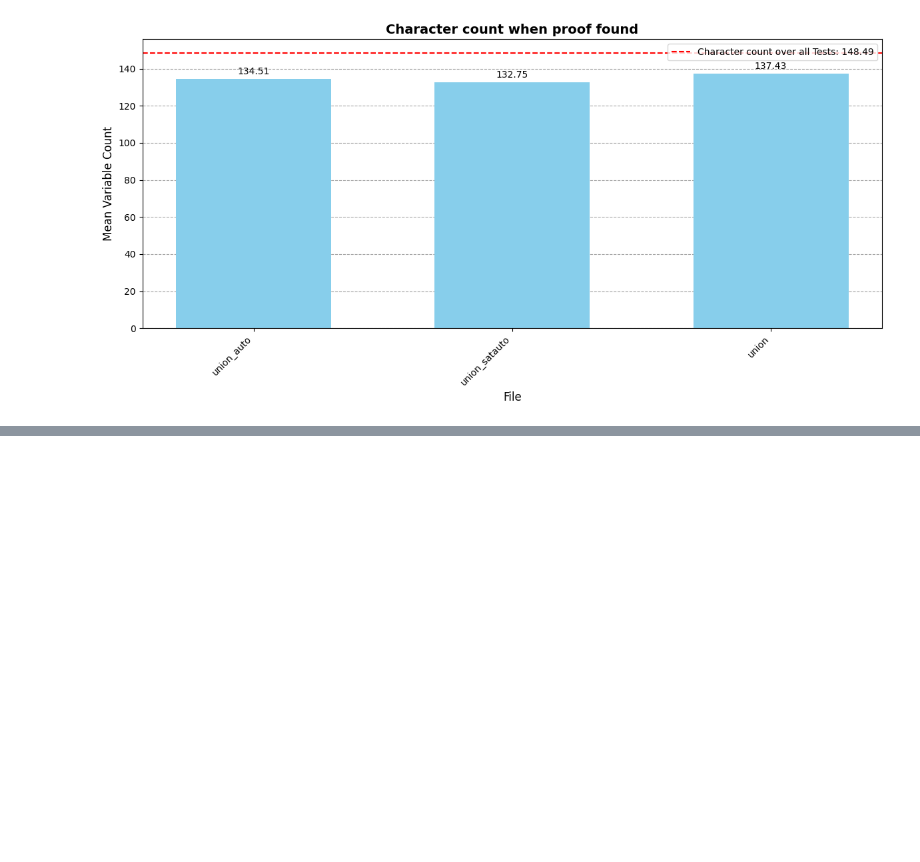
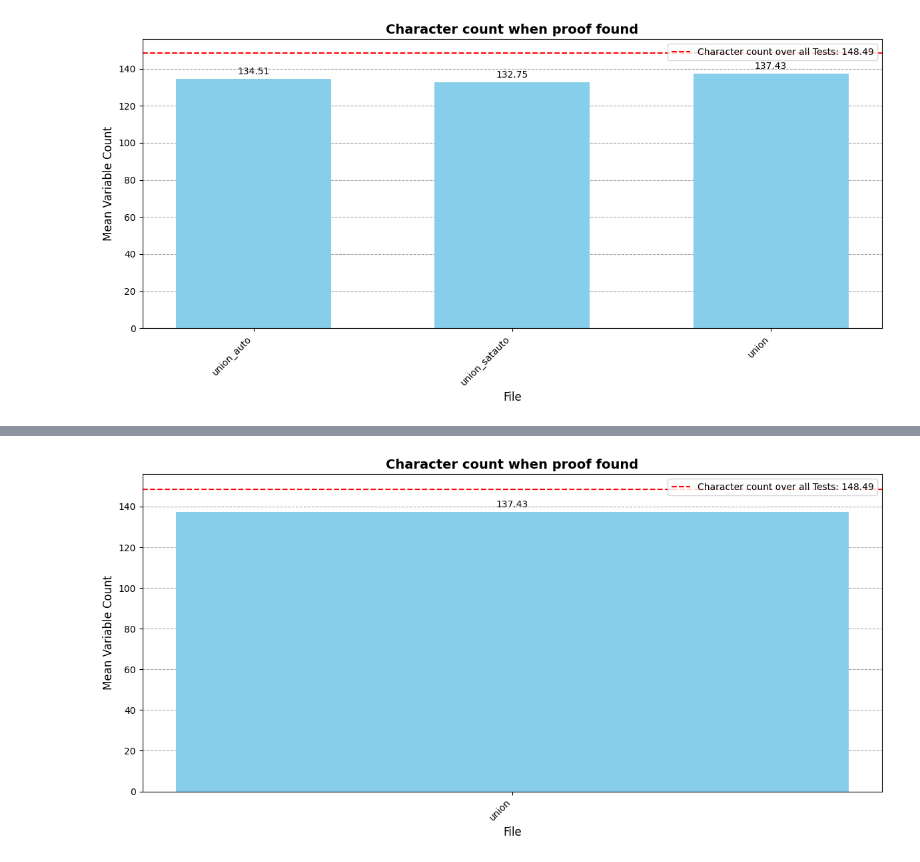
Before and after one commit to BigTeddyRush/further-work-of-seven, a Jupyter notebook: results_counts/evaluation_counts.ipynb, the cells around one changed output, grey strips where cells are left out. Saved outputs shown, nothing was run; the diff lists cells and outputs as text; code cells hidden in the pictures; blank space fills up the shorter version.

```diff
--- a/results_counts/evaluation_counts.ipynb
+++ b/results_counts/evaluation_counts.ipynb
@@ -81,0 +92,4 @@ print_graph(file_path="character_counts_grouped_proof_found.json", title="Charac
+# %%
+print_graph(file_path="character_counts_grouped_proof_found_noauto.json", title="Character count when proof found" ,threshold=148.49, threshold_label="Character count over all Tests", output_path="character_count_noauto.pdf")
+# %% [output]
+[figure, added]
```
Also changed, not shown: parts of 3 cells of this notebook, 24 other files.
